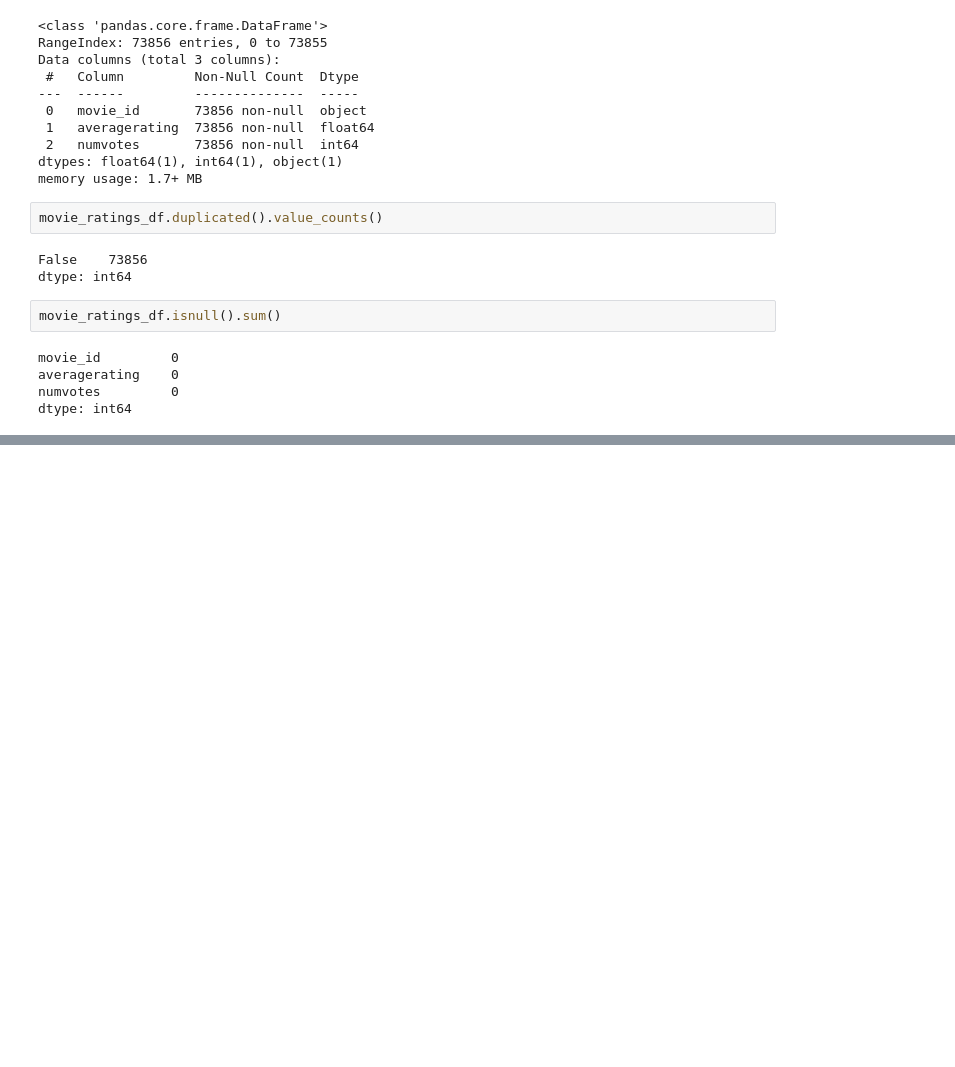
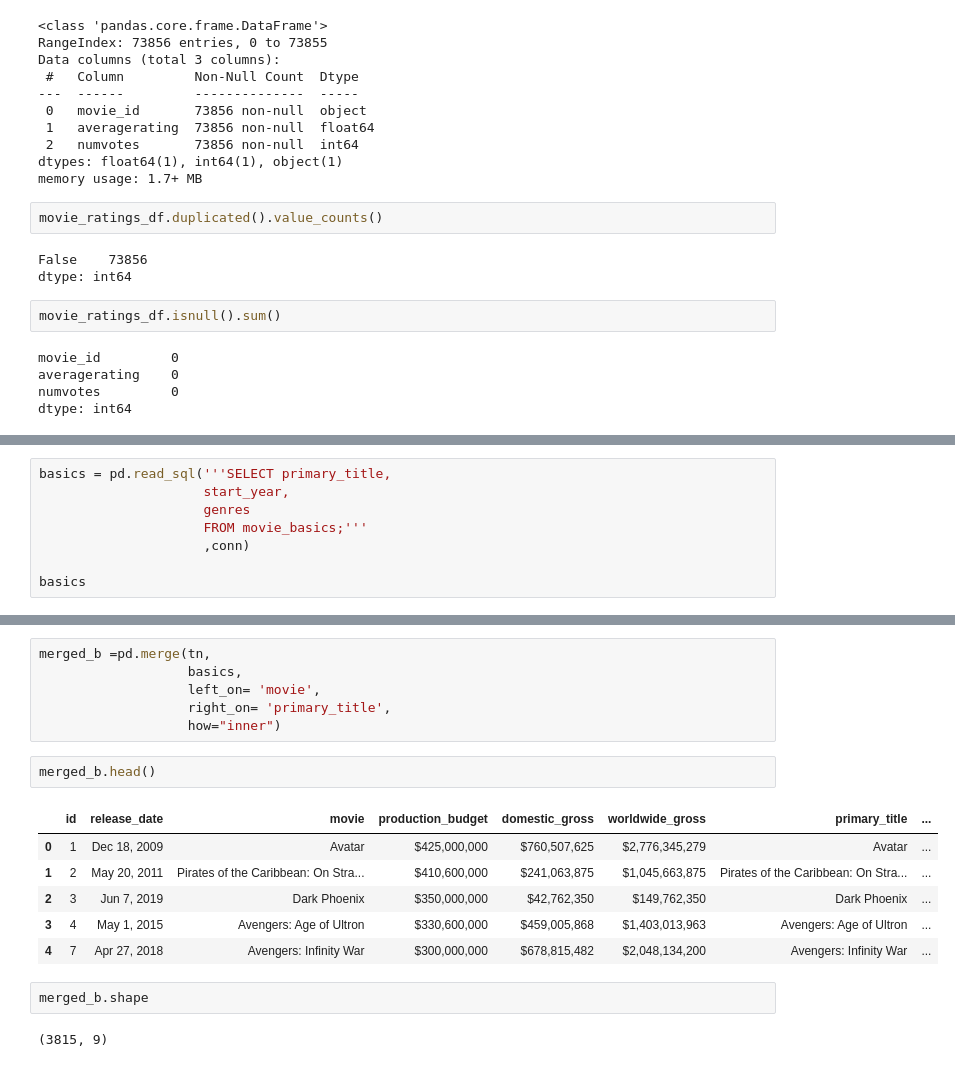
Before and after one commit to fredrickochieng-cell/Group4_Phase2_Project, a Jupyter notebook: Notebooks/fiona.ipynb, the cells around one changed output, grey strips where cells are left out. Drawn from its saved outputs; the diff is of its cells as text; blank space fills up the shorter version.

```diff
--- a/Notebooks/fiona.ipynb
+++ b/Notebooks/fiona.ipynb
@@ -195,0 +255,8 @@ dtype: int64
+# %%
+basics = pd.read_sql('''SELECT primary_title,
+                     start_year,
+                     genres
+                     FROM movie_basics;'''
+                     ,conn)
+
+basics
@@ -195,0 +297,19 @@ dtype: int64
+# %%
+merged_b =pd.merge(tn,
+                   basics,
+                   left_on= 'movie',
+                   right_on= 'primary_title',
+                   how="inner")
+# %%
+merged_b.head()
+# %% [output]
+|  | id | release_date | movie | production_budget | domestic_gross | worldwide_gross | primary_title | ... |
+| 0 | 1 | Dec 18, 2009 | Avatar | $425,000,000 | $760,507,625 | $2,776,345,279 | Avatar | ... |
+| 1 | 2 | May 20, 2011 | Pirates of the Caribbean: On Stra... | $410,600,000 | $241,063,875 | $1,045,663,875 | Pirates of the Caribbean: On Stra... | ... |
+| 2 | 3 | Jun 7, 2019 | Dark Phoenix | $350,000,000 | $42,762,350 | $149,762,350 | Dark Phoenix | ... |
+| 3 | 4 | May 1, 2015 | Avengers: Age of Ultron | $330,600,000 | $459,005,868 | $1,403,013,963 | Avengers: Age of Ultron | ... |
+| 4 | 7 | Apr 27, 2018 | Avengers: Infinity War | $300,000,000 | $678,815,482 | $2,048,134,200 | Avengers: Infinity War | ... |
+# %%
+merged_b.shape
+# %% [output]
+(3815, 9)
```
Also changed, not shown: parts of 8 cells of this notebook.
